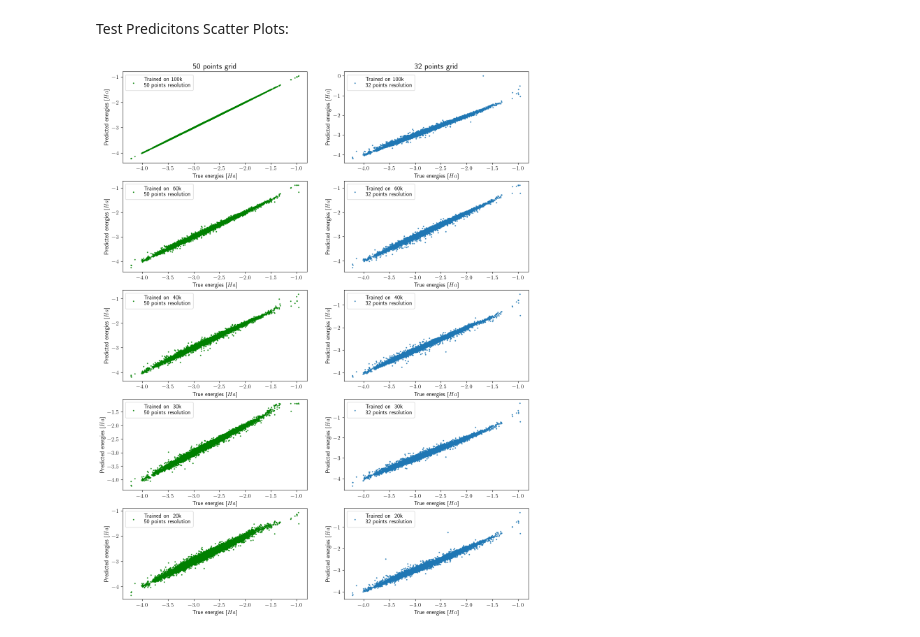
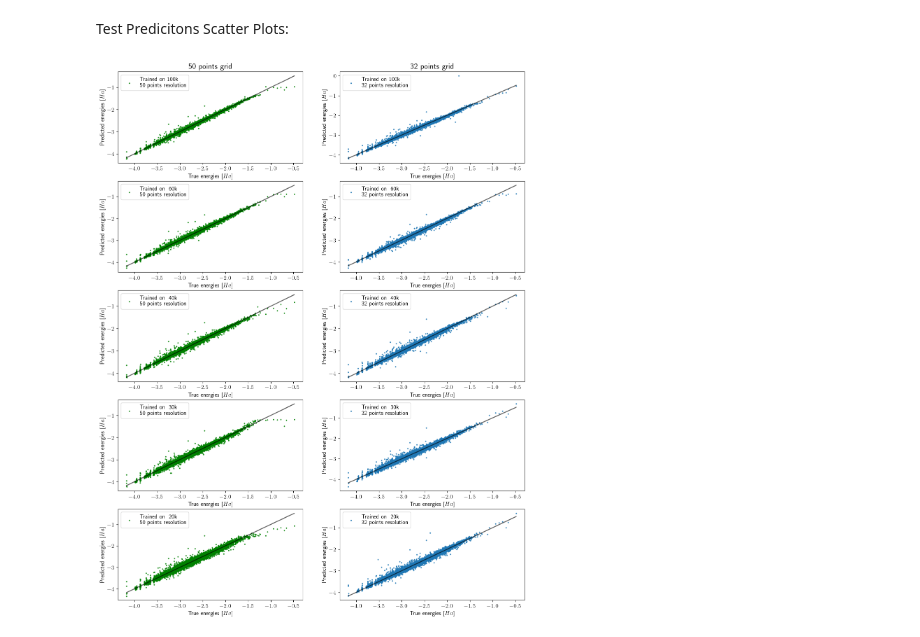
Before and after one commit to lbrodolo/deep_molecules, a Jupyter notebook: dataset_results_analysis.ipynb, the cells around one changed output. Saved outputs shown, nothing was run; the diff lists cells and outputs as text; code cells hidden in the pictures.

```diff
--- a/dataset_results_analysis.ipynb
+++ b/dataset_results_analysis.ipynb
@@ -104,7 +109,9 @@ plt.show()
 Test Predicitons Scatter Plots:
 # %%
 predictions_path = "/Users/lucabrodoloni/Desktop/Stage/workgpu/predictions/"
-true_targets_test = np.loadtxt(f"{predictions_path}/99612train_50grid_prediction.txt")
+true_targets_test = np.loadtxt(f"{predictions_path}/true_values_test.txt")
+
+grid32_100k_adattata = np.loadtxt(f"{predictions_path}/99612train_32grid_prediction_adattata.txt")
 grid50_100k = np.loadtxt(f"{predictions_path}/99612train_50grid_prediction.txt")
 grid32_100k = np.loadtxt(f"{predictions_path}/99612train_32grid_prediction.txt")
 grid50_60k = np.loadtxt(f"{predictions_path}/60875train_50grid_prediction.txt")
@@ -115,31 +122,32 @@ grid50_30k = np.loadtxt(f"{predictions_path}/33204train_50grid_prediction.txt")
 grid32_30k = np.loadtxt(f"{predictions_path}/33204train_32grid_prediction.txt")
 grid50_20k = np.loadtxt(f"{predictions_path}/22136train_50grid_prediction.txt")
 grid32_20k = np.loadtxt(f"{predictions_path}/22136train_32grid_prediction.txt")
 #color = np.random.rand(len(true_targets_test))
 fig, ax = plt.subplots(nrows=5, ncols=2, sharex=False, sharey=False, figsize=(15, 20))
 ax[0][0].set_title("50 points grid", size=16)
 ax[0][1].set_title("32 points grid", size=16)
 
 
 
 
 ax[0][0].scatter(true_targets_test, grid50_100k, c='Green', s=3, alpha=0.8, label='Trained on 100k \n50 points resolution')
 ax[0][1].scatter(true_targets_test, grid32_100k,  s=3, alpha=0.8, label='Trained on 100k \n32 points resolution')
 ax[1][0].scatter(true_targets_test, grid50_60k, s=3, c='Green', alpha=0.8, label='Trained on ~60k \n50 points resolution')
 ax[1][1].scatter(true_targets_test, grid32_60k, s=3, alpha=0.8, label='Trained on ~60k \n32 points resolution')
 ax[2][0].scatter(true_targets_test, grid50_40k, s=3, c='Green', alpha=0.8, label='Trained on ~40k \n50 points resolution')
 ax[2][1].scatter(true_targets_test, grid32_40k, s=3, alpha=0.8, label='Trained on ~40k \n32 points resolution')
 ax[3][0].scatter(true_targets_test, grid50_30k, s=3, c='Green', alpha=0.8, label='Trained on ~30k \n50 points resolution')
 ax[3][1].scatter(true_targets_test, grid32_30k, s=3, alpha=0.8, label='Trained on ~30k \n32 points resolution')
 ax[4][0].scatter(true_targets_test, grid50_20k, s=3, c='Green',  alpha=0.8, label='Trained on ~20k \n50 points resolution')
 ax[4][1].scatter(true_targets_test, grid32_20k, s=3, alpha=0.8, label='Trained on ~20k \n32 points resolution')
 
 for i in range(5):
     for j in range(2):
         ax[i][j].set_xlabel("True energies [$Ha$]", size=12)
         ax[i][j].set_ylabel("Predicted energies [$Ha$]", size=12)
         ax[i][j].tick_params(axis='x', labelsize=12)
         ax[i][j].tick_params(axis='y', labelsize=12)
         ax[i][j].legend(prop={"size": 12})
+        ax[i][j].plot(true_targets_test, true_targets_test, c='k',  alpha=0.6, label='Theoretical')
 # %% [output]
-[figure, old version]
+[figure, new version]
```
Also changed, not shown: parts of 4 cells of this notebook.
